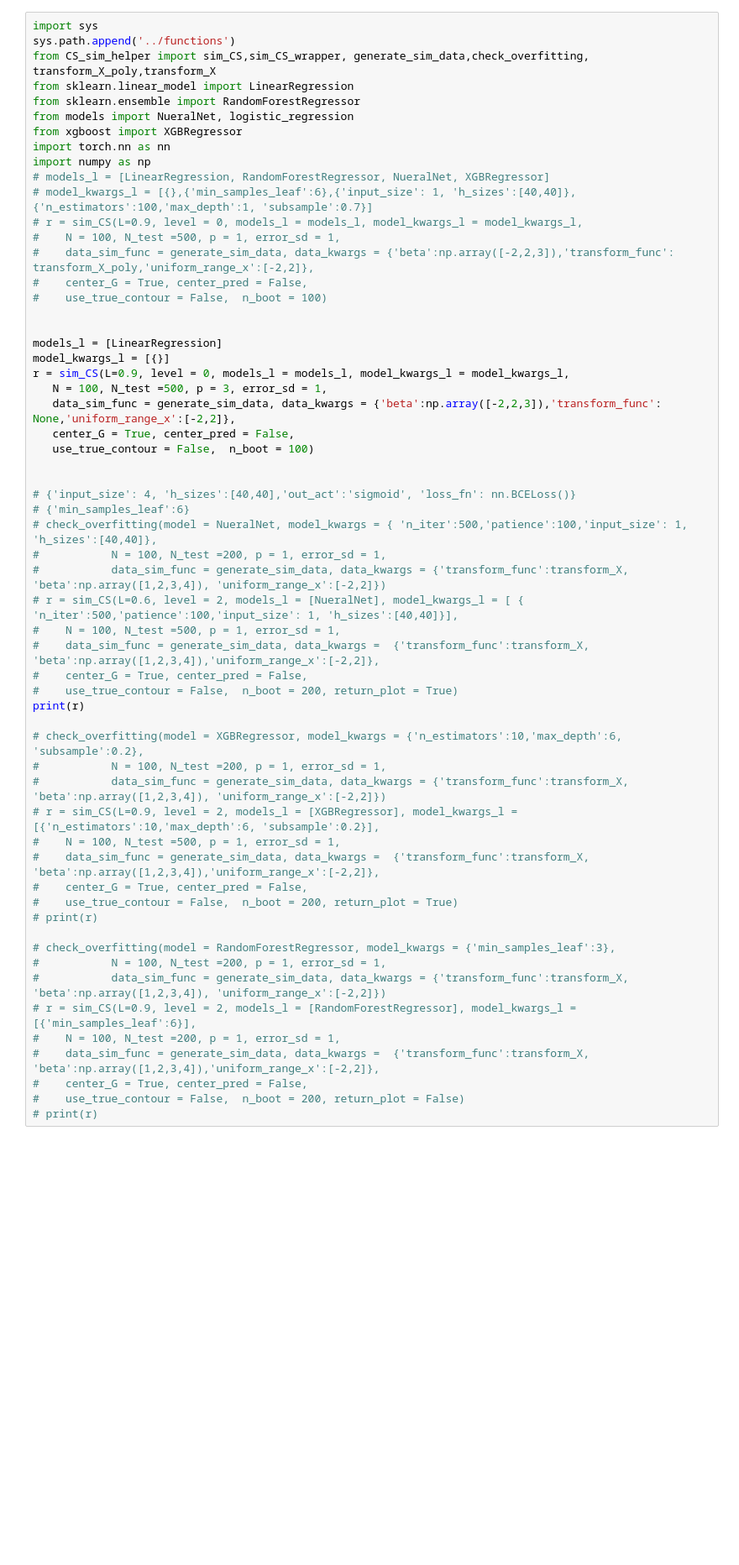
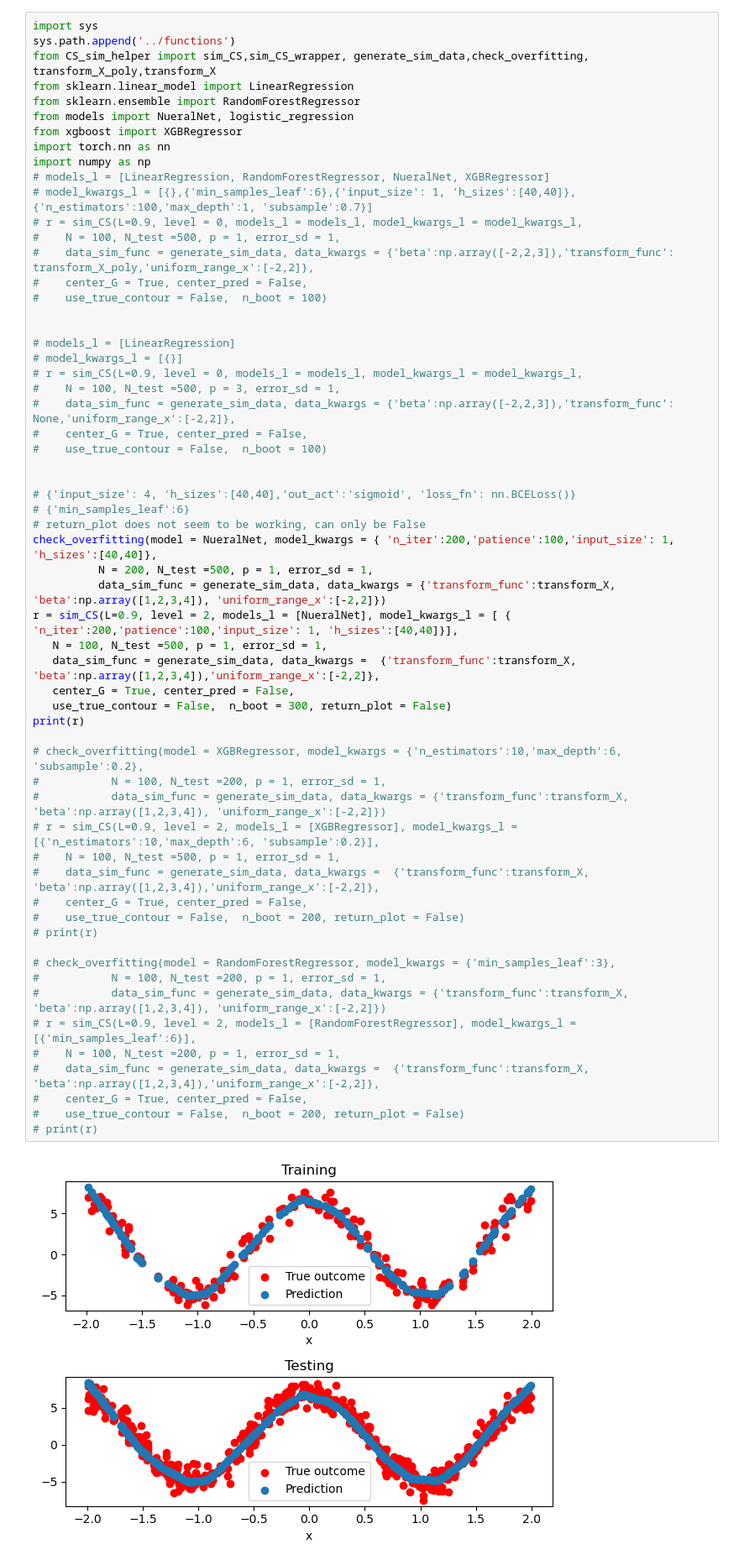
Before and after one commit to junting-ren/model_uncertainty_using_feature_confidence_set, a Jupyter notebook: notebooks/check_fit.ipynb, the cells around one changed output. Shown at 84% size. Saved outputs shown, nothing was run; the diff lists cells and outputs as text; blank space fills up the shorter version.

```diff
--- a/notebooks/check_fit.ipynb
+++ b/notebooks/check_fit.ipynb
@@ -15,49 +15,51 @@ import numpy as np
 #    data_sim_func = generate_sim_data, data_kwargs = {'beta':np.array([-2,2,3]),'transform_func': transform_X_poly,'uniform_range_x':[-2,2]},
 #    center_G = True, center_pred = False,
 #    use_true_contour = False,  n_boot = 100)
 
 
-models_l = [LinearRegression]
-model_kwargs_l = [{}]
-r = sim_CS(L=0.9, level = 0, models_l = models_l, model_kwargs_l = model_kwargs_l,
-   N = 100, N_test =500, p = 3, error_sd = 1,
-   data_sim_func = generate_sim_data, data_kwargs = {'beta':np.array([-2,2,3]),'transform_func': None,'uniform_range_x':[-2,2]},
-   center_G = True, center_pred = False,
-   use_true_contour = False,  n_boot = 100)
+# models_l = [LinearRegression]
+# model_kwargs_l = [{}]
+# r = sim_CS(L=0.9, level = 0, models_l = models_l, model_kwargs_l = model_kwargs_l,
+#    N = 100, N_test =500, p = 3, error_sd = 1,
+#    data_sim_func = generate_sim_data, data_kwargs = {'beta':np.array([-2,2,3]),'transform_func': None,'uniform_range_x':[-2,2]},
+#    center_G = True, center_pred = False,
+#    use_true_contour = False,  n_boot = 100)
 
 
 # {'input_size': 4, 'h_sizes':[40,40],'out_act':'sigmoid', 'loss_fn': nn.BCELoss()}
 # {'min_samples_leaf':6}
-# check_overfitting(model = NueralNet, model_kwargs = { 'n_iter':500,'patience':100,'input_size': 1, 'h_sizes':[40,40]},
-#           N = 100, N_test =200, p = 1, error_sd = 1,
-#           data_sim_func = generate_sim_data, data_kwargs = {'transform_func':transform_X, 'beta':np.array([1,2,3,4]), 'uniform_range_x':[-2,2]})
-# r = sim_CS(L=0.6, level = 2, models_l = [NueralNet], model_kwargs_l = [ { 'n_iter':500,'patience':100,'input_size': 1, 'h_sizes':[40,40]}],
-#    N = 100, N_test =500, p = 1, error_sd = 1,
-#    data_sim_func = generate_sim_data, data_kwargs =  {'transform_func':transform_X, 'beta':np.array([1,2,3,4]),'uniform_range_x':[-2,2]},
-#    center_G = True, center_pred = False,
-#    use_true_contour = False,  n_boot = 200, return_plot = True)
+# return_plot does not seem to be working, can only be False
+check_overfitting(model = NueralNet, model_kwargs = { 'n_iter':200,'patience':100,'input_size': 1, 'h_sizes':[40,40]},
+          N = 200, N_test =500, p = 1, error_sd = 1,
+          data_sim_func = generate_sim_data, data_kwargs = {'transform_func':transform_X, 'beta':np.array([1,2,3,4]), 'uniform_range_x':[-2,2]})
+r = sim_CS(L=0.9, level = 2, models_l = [NueralNet], model_kwargs_l = [ { 'n_iter':200,'patience':100,'input_size': 1, 'h_sizes':[40,40]}],
+   N = 100, N_test =500, p = 1, error_sd = 1,
+   data_sim_func = generate_sim_data, data_kwargs =  {'transform_func':transform_X, 'beta':np.array([1,2,3,4]),'uniform_range_x':[-2,2]},
+   center_G = True, center_pred = False,
+   use_true_contour = False,  n_boot = 300, return_plot = False)
 print(r)
 
 # check_overfitting(model = XGBRegressor, model_kwargs = {'n_estimators':10,'max_depth':6, 'subsample':0.2},
 #           N = 100, N_test =200, p = 1, error_sd = 1,
 #           data_sim_func = generate_sim_data, data_kwargs = {'transform_func':transform_X, 'beta':np.array([1,2,3,4]), 'uniform_range_x':[-2,2]})
 # r = sim_CS(L=0.9, level = 2, models_l = [XGBRegressor], model_kwargs_l = [{'n_estimators':10,'max_depth':6, 'subsample':0.2}],
 #    N = 100, N_test =500, p = 1, error_sd = 1,
 #    data_sim_func = generate_sim_data, data_kwargs =  {'transform_func':transform_X, 'beta':np.array([1,2,3,4]),'uniform_range_x':[-2,2]},
 #    center_G = True, center_pred = False,
-#    use_true_contour = False,  n_boot = 200, return_plot = True)
+#    use_true_contour = False,  n_boot = 200, return_plot = False)
 # print(r)
 
 # check_overfitting(model = RandomForestRegressor, model_kwargs = {'min_samples_leaf':3},
 #           N = 100, N_test =200, p = 1, error_sd = 1,
 #           data_sim_func = generate_sim_data, data_kwargs = {'transform_func':transform_X, 'beta':np.array([1,2,3,4]), 'uniform_range_x':[-2,2]})
 # r = sim_CS(L=0.9, level = 2, models_l = [RandomForestRegressor], model_kwargs_l = [{'min_samples_leaf':6}],
 #    N = 100, N_test =200, p = 1, error_sd = 1,
 #    data_sim_func = generate_sim_data, data_kwargs =  {'transform_func':transform_X, 'beta':np.array([1,2,3,4]),'uniform_range_x':[-2,2]},
 #    center_G = True, center_pred = False,
 #    use_true_contour = False,  n_boot = 200, return_plot = False)
 # print(r)
 # %% [output]
+[figure, added]
 finished 0.2
 finished 0.4
 finished 0.6
```
Also changed, not shown: parts of 1 cell of this notebook, 2 other files.
